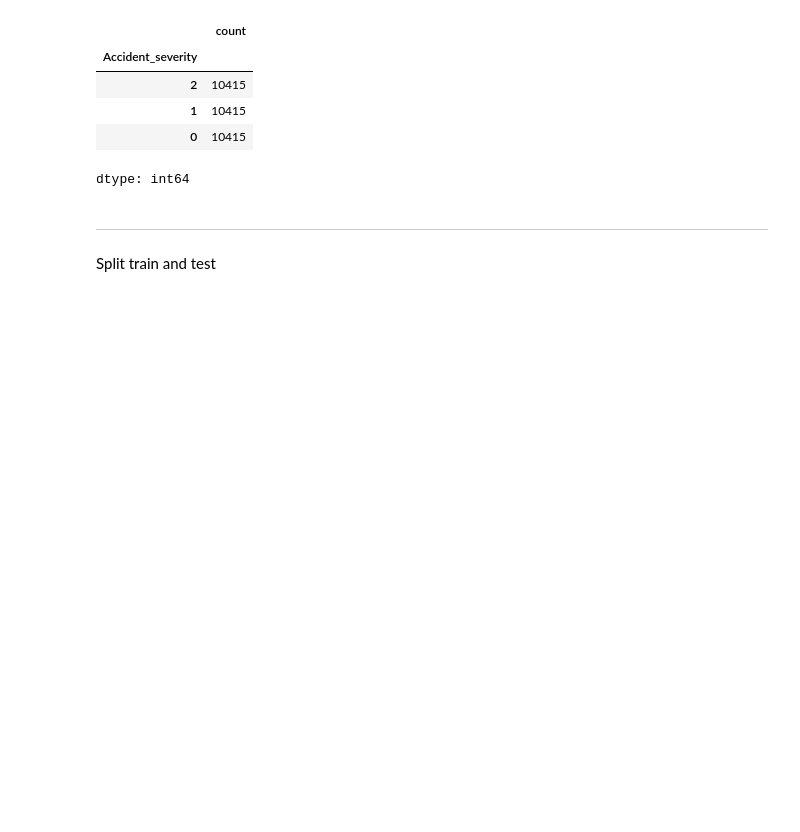
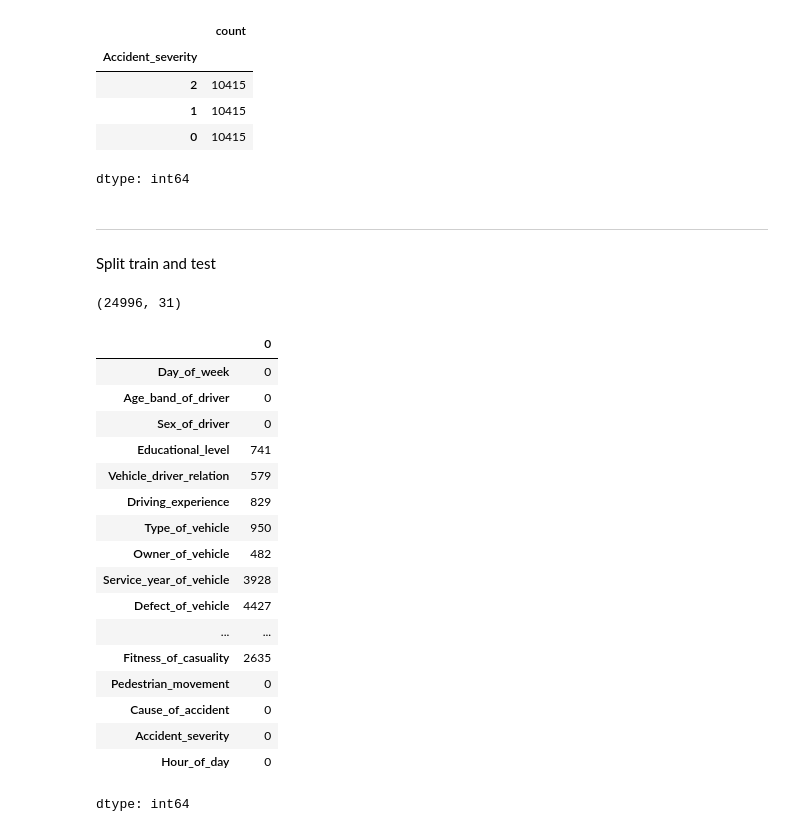
Before and after one commit to ojaspaul123/ML-Experiments, a Jupyter notebook: ML_Projects/Road Accident Prediction/Accident_Prediction.ipynb, the cells around one changed output. Saved outputs shown, nothing was run; the diff lists cells and outputs as text; code cells hidden in the pictures; blank space fills up the shorter version.

Commit message:
updated train and test

```diff
--- a/ML_Projects/Road Accident Prediction/Accident_Prediction.ipynb
+++ b/ML_Projects/Road Accident Prediction/Accident_Prediction.ipynb
@@ -106,0 +110,26 @@ Split train and test
+# %%
+X_train.shape
+# %% [output]
+(24996, 31)
+# %%
+#fill null values
+new_df.isnull().sum()
+# %% [output]
+|  | 0 |
+| Day_of_week | 0 |
+| Age_band_of_driver | 0 |
+| Sex_of_driver | 0 |
+| Educational_level | 741 |
+| Vehicle_driver_relation | 579 |
+| Driving_experience | 829 |
+| Type_of_vehicle | 950 |
+| Owner_of_vehicle | 482 |
+| Service_year_of_vehicle | 3928 |
+| Defect_of_vehicle | 4427 |
+| ... | ... |
+| Fitness_of_casuality | 2635 |
+| Pedestrian_movement | 0 |
+| Cause_of_accident | 0 |
+| Accident_severity | 0 |
+| Hour_of_day | 0 |
+dtype: int64
```
Also changed, not shown: parts of 1 cell of this notebook.
